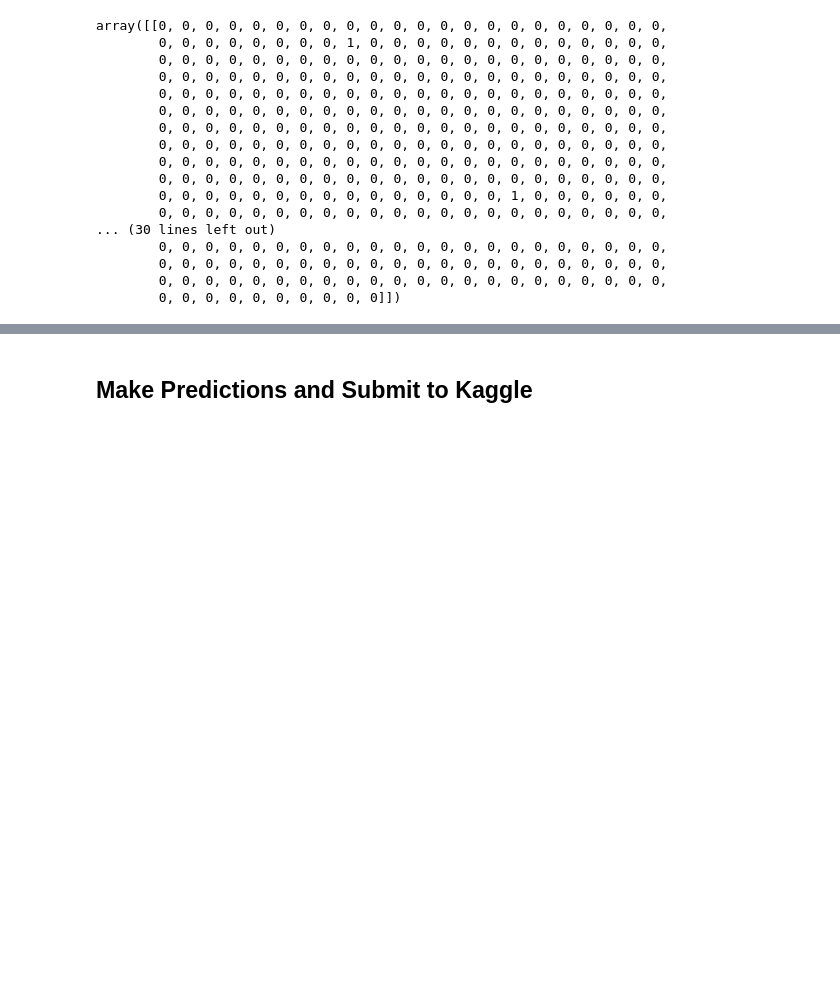
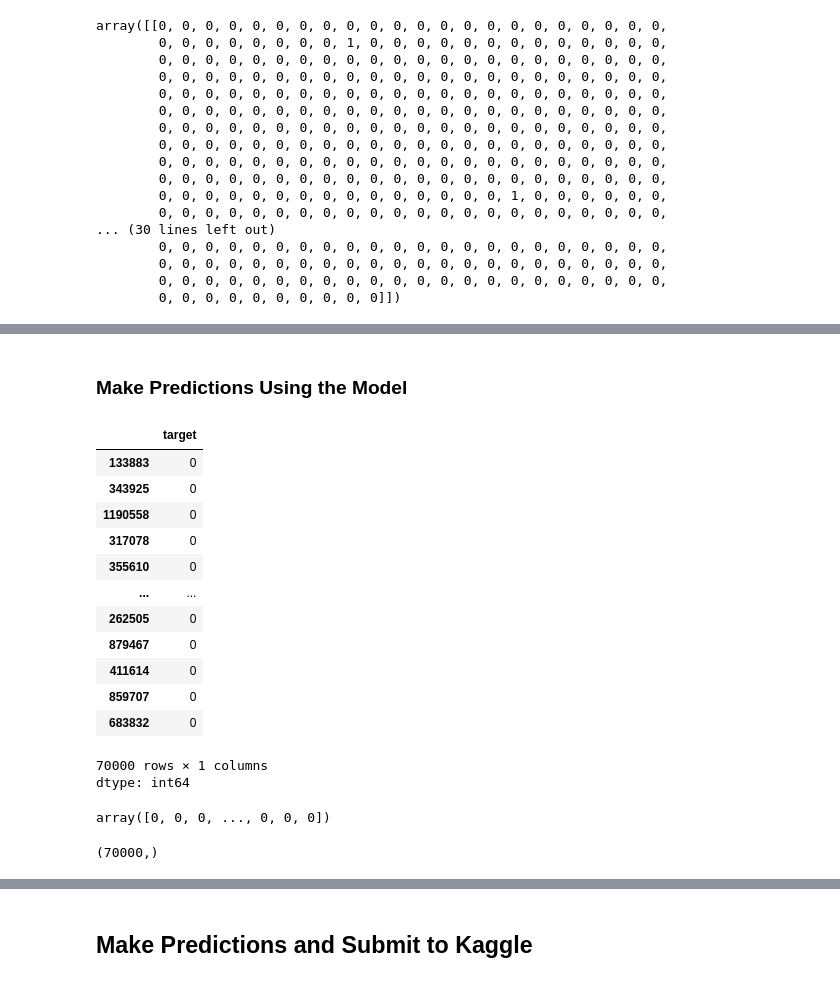
Before and after one commit to thugge254/Natural-Language-Processing, a Jupyter notebook: Quora_text_classification.ipynb, the cells around one changed output, grey strips where cells are left out. Saved outputs shown, nothing was run; the diff lists cells and outputs as text; code cells hidden in the pictures; blank space fills up the shorter version.

```diff
--- a/Quora_text_classification.ipynb
+++ b/Quora_text_classification.ipynb
@@ -678,0 +730,3 @@ array([[0, 0, 0, 0, 0, 0, 0, 0, 0, 0, 0, 0, 0, 0, 0, 0, 0, 0, 0, 0, 0, 0,
+# %%
+train_inputs,val_inputs,train_targets,val_targets = train_test_split(inputs, sample_df.target,
+                                                                        test_size=0.3, random_state=42)
@@ -678,0 +759,5 @@ array([[0, 0, 0, 0, 0, 0, 0, 0, 0, 0, 0, 0, 0, 0, 0, 0, 0, 0, 0, 0, 0, 0,
+# %%
+model = LogisticRegression(max_iter=1000, solver='sag')
+# %%
+%%time
+model.fit(train_inputs, train_targets)
@@ -678,0 +768,28 @@ array([[0, 0, 0, 0, 0, 0, 0, 0, 0, 0, 0, 0, 0, 0, 0, 0, 0, 0, 0, 0, 0, 0,
+# %% [markdown]
+### Make Predictions Using the Model
+# %%
+train_targets
+# %% [output]
+|  | target |
+| 133883 | 0 |
+| 343925 | 0 |
+| 1190558 | 0 |
+| 317078 | 0 |
+| 355610 | 0 |
+| ... | ... |
+| 262505 | 0 |
+| 879467 | 0 |
+| 411614 | 0 |
+| 859707 | 0 |
+| 683832 | 0 |
+70000 rows × 1 columns
+dtype: int64
+# %%
+train_preds = model.predict(train_inputs)
+train_preds
+# %% [output]
+array([0, 0, 0, ..., 0, 0, 0])
+# %%
+train_preds.shape
+# %% [output]
+(70000,)
```
Also changed, not shown: parts of 50 cells of this notebook.
